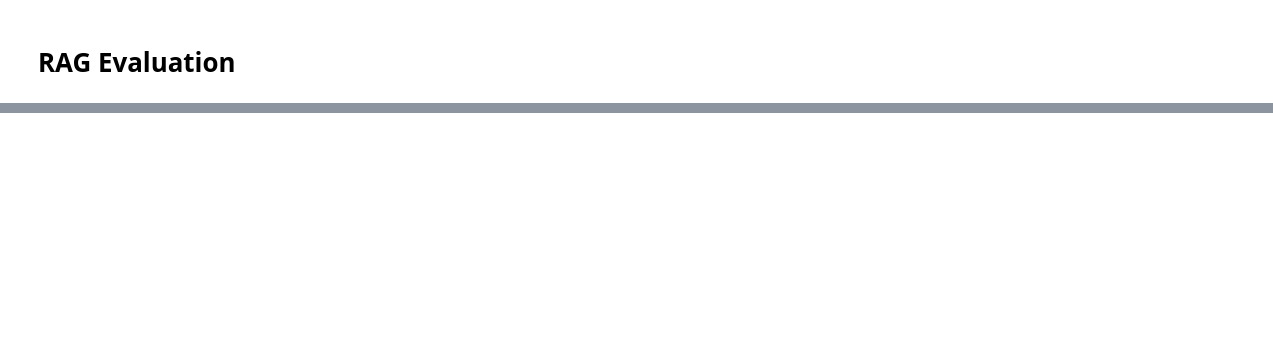
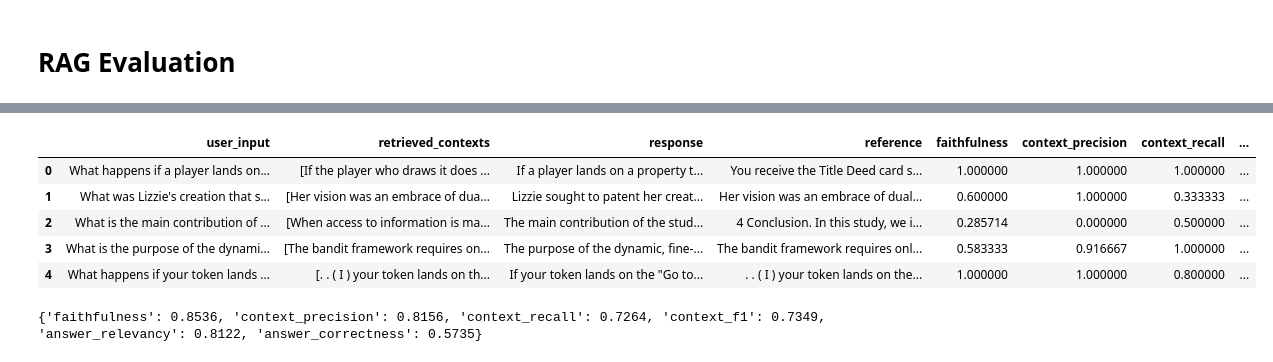
Before and after one commit to WiktorPodwin/rag-bot, a Jupyter notebook: src/evaluate.ipynb, the cells around one changed output, grey strips where cells are left out. Drawn from its saved outputs; the diff is of its cells as text; code cells hidden in the pictures; blank space fills up the shorter version.

Commit message:
Complete evaluation process, delete unnecessary files and fix semantic chunking

```diff
--- a/src/evaluate.ipynb
+++ b/src/evaluate.ipynb
@@ -229,0 +130,4 @@ NameError: name 'report' is not defined
+# %%
+import pandas as pd
+df = pd.read_json('evaluation/post-processed/processed-testset.json', orient='records')
+df.head()
@@ -229,0 +141,24 @@ NameError: name 'report' is not defined
+# %%
+from ragas.metrics import (
+    faithfulness,
+    answer_relevancy,
+    context_precision,
+    context_recall,
+    answer_correctness
+)
+from ragas import evaluate
+from datasets import Dataset
+
+dataset = Dataset.from_pandas(df[[
+    "question",
+    "ground_truths",
+    "reference",
+    "retrieved_contexts",
+    "response"
+]])
+
+results = evaluate(
+    dataset,
+    metrics=[faithfulness, context_precision, context_recall, answer_relevancy, answer_correctness],
+    show_progress=True
+    )
@@ -229,0 +180,29 @@ NameError: name 'report' is not defined
+# %%
+df = results.to_pandas()
+
+df['context_f1'] = 2 * (df['context_precision'] * df['context_recall']) / (
+    df['context_precision'] + df['context_recall']
+)
+
+df['context_f1'] = df['context_f1'].fillna(0.0)
+
+df.head()
+# %% [output]
+|  | user_input | retrieved_contexts | response | reference | faithfulness | context_precision | context_recall | ... |
+| 0 | What happens if a player lands on... | [If the player who draws it does ... | If a player lands on a property t... | You receive the Title Deed card s... | 1.000000 | 1.000000 | 1.000000 | ... |
+| 1 | What was Lizzie's creation that s... | [Her vision was an embrace of dua... | Lizzie sought to patent her creat... | Her vision was an embrace of dual... | 0.600000 | 1.000000 | 0.333333 | ... |
+| 2 | What is the main contribution of ... | [When access to information is ma... | The main contribution of the stud... | 4 Conclusion. In this study, we i... | 0.285714 | 0.000000 | 0.500000 | ... |
+| 3 | What is the purpose of the dynami... | [The bandit framework requires on... | The purpose of the dynamic, fine-... | The bandit framework requires onl... | 0.583333 | 0.916667 | 1.000000 | ... |
+| 4 | What happens if your token lands ... | [. . ( I ) your token lands on th... | If your token lands on the "Go to... | . . ( I ) your token lands on the... | 1.000000 | 1.000000 | 0.800000 | ... |
+# %%
+metrics_dict = {
+    "faithfulness": round(df['faithfulness'].mean(), 4),
+    "context_precision": round(df['context_precision'].mean(), 4),
+    "context_recall": round(df['context_recall'].mean(), 4),
+    "context_f1": round(df['context_f1'].mean(), 4),
+    "answer_relevancy": round(df['answer_relevancy'].mean(), 4),
+    "answer_correctness": round(df['answer_correctness'].mean(), 4)
+}
+print(metrics_dict)
+# %% [output]
+{'faithfulness': 0.8536, 'context_precision': 0.8156, 'context_recall': 0.7264, 'context_f1': 0.7349, 'answer_relevancy': 0.8122, 'answer_correctness': 0.5735}
```
Also changed, not shown: parts of 40 cells of this notebook, 15 other files.
